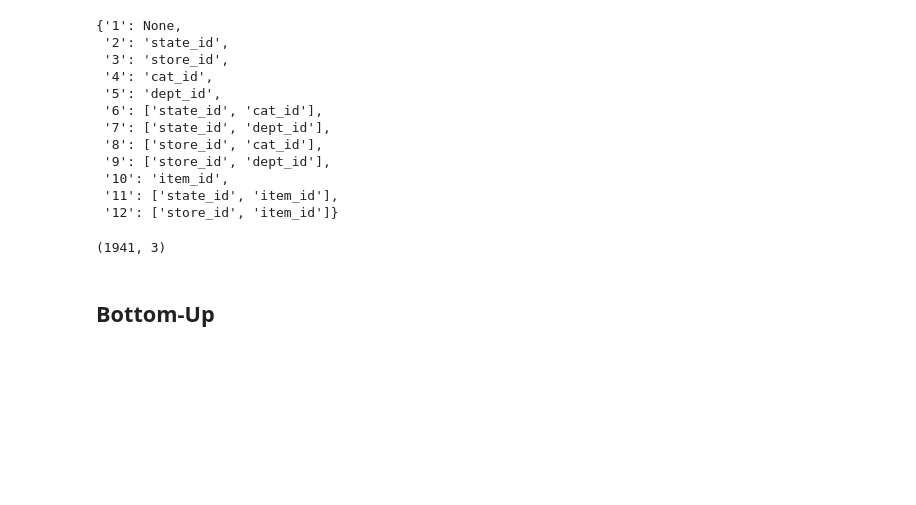
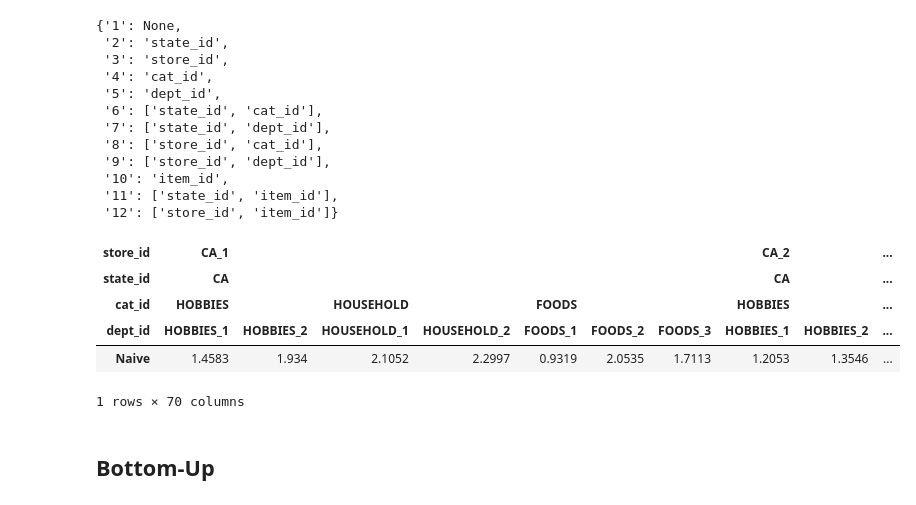
Before and after one commit to adrianemikko/tsa2021-m5, a Jupyter notebook: jgq_scratch.ipynb, the cells around one changed output. Cells and saved outputs as stored; diff of their text form; code cells hidden in the pictures; blank space fills up the shorter version.

```diff
--- a/jgq_scratch.ipynb
+++ b/jgq_scratch.ipynb
@@ -191,6 +191,12 @@ sample = pd.DataFrame(base_forcast['Naive'], index=train.columns).T
-# %%
-full_df.sum(level=[levels[str(2)]], axis=1).shape
-# %% [output]
-(1941, 3)
+# %%
+sample = lvl9_fin[['Naive']].T
+sample.head()
+# %% [output]
+| store_id | CA_1 |  |  |  |  |  |  | CA_2 |  | ... |
+| state_id | CA |  |  |  |  |  |  | CA |  | ... |
+| cat_id | HOBBIES |  | HOUSEHOLD |  | FOODS |  |  | HOBBIES |  | ... |
+| dept_id | HOBBIES_1 | HOBBIES_2 | HOUSEHOLD_1 | HOUSEHOLD_2 | FOODS_1 | FOODS_2 | FOODS_3 | HOBBIES_1 | HOBBIES_2 | ... |
+| Naive | 1.4583 | 1.934 | 2.1052 | 2.2997 | 0.9319 | 2.0535 | 1.7113 | 1.2053 | 1.3546 | ... |
+1 rows × 70 columns
 # %% [markdown]
 ## Bottom-Up
```
Also changed, not shown: parts of 9 cells of this notebook.
